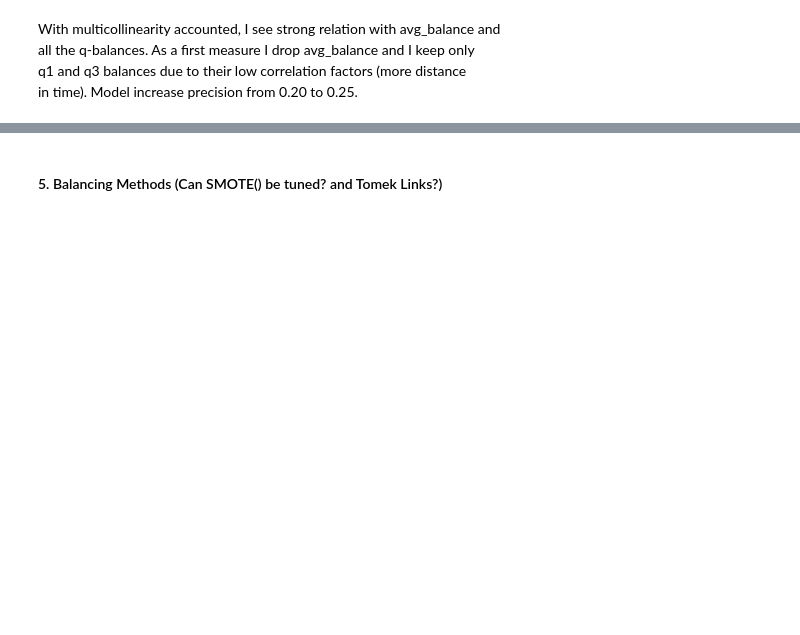
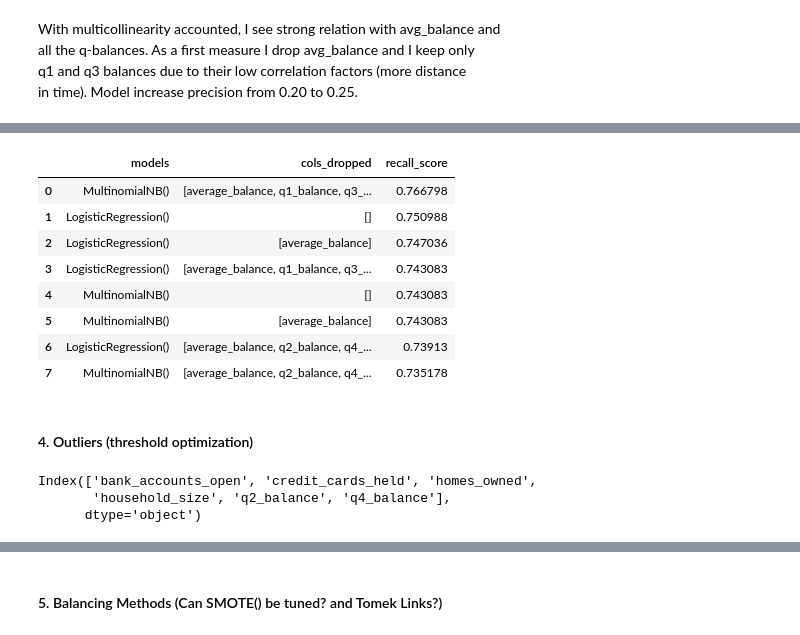
Before and after one commit to Edoardo1996/ironhack-mid-project, a Jupyter notebook: index.ipynb, the cells around one changed output, grey strips where cells are left out. Cells and saved outputs as stored; diff of their text form; code cells hidden in the pictures; blank space fills up the shorter version.

```diff
--- a/index.ipynb
+++ b/index.ipynb
@@ -303,0 +387,36 @@ With multicollinearity accounted, I see strong relation with avg_balance and <br
+# %%
+cols_to_drop_1 = []
+cols_to_drop_2 = ['average_balance', 'q1_balance', 'q3_balance']
+cols_to_drop_3 = ['average_balance', 'q2_balance', 'q4_balance']
+cols_to_drop_4 = ['average_balance']
+multicoll_drop = [cols_to_drop_1, cols_to_drop_2, cols_to_drop_3, cols_to_drop_4]
+# %%
+models = [LogisticRegression(), MultinomialNB()]
+all_test, all_pred, all_reports = [], [], []
+
+# Scaler influence on models performance
+for model in models:
+    for cols_to_drop in multicoll_drop:
+        print('Model: ', str(model).strip('()'))
+        print('Cols dropped --> ',cols_to_drop)
+        df_multicoll = df.drop(cols_to_drop, axis=1)
+        try:
+            y_test, predictions, report = sktools.score_classification_model(
+                                    df=df_multicoll,
+                                    target=target,
+                                    model=model,
+                                    cols_to_encode=[cols_onehot_encod],
+                                    scaler=Normalizer(),
+                                    encoders=[OneHotEncoder()],
+                                    balance_dataset=True,
+                                    balancer=SMOTE()
+            )
+            print(report, end='\n\n')
+            all_test.append(y_test)
+            all_pred.append(predictions)
+            all_reports.append(report)
+        except:
+            print('****FAILED****', end='\n\n')
+            all_test.append(np.nan)
+            all_pred.append(np.nan)
+            all_reports.append(np.nan)
@@ -303,0 +441,19 @@ With multicollinearity accounted, I see strong relation with avg_balance and <br
+# %%
+params = OrderedDict(
+    models = [LogisticRegression(), MultinomialNB()],
+    cols_dropped = multicoll_drop
+)
+metrics.report_metrics(params, recall_score, all_test, all_pred, label='Yes',
+                        sort_by_metric=True)
+# %% [output]
+|  | models | cols_dropped | recall_score |
+| 0 | MultinomialNB() | [average_balance, q1_balance, q3_... | 0.766798 |
+| 1 | LogisticRegression() | [] | 0.750988 |
+| 2 | LogisticRegression() | [average_balance] | 0.747036 |
+| 3 | LogisticRegression() | [average_balance, q1_balance, q3_... | 0.743083 |
+| 4 | MultinomialNB() | [] | 0.743083 |
+| 5 | MultinomialNB() | [average_balance] | 0.743083 |
+| 6 | LogisticRegression() | [average_balance, q2_balance, q4_... | 0.73913 |
+| 7 | MultinomialNB() | [average_balance, q2_balance, q4_... | 0.735178 |
+# %% [markdown]
+#### 4. Outliers (threshold optimization)
@@ -303,0 +472,6 @@ With multicollinearity accounted, I see strong relation with avg_balance and <br
+# %%
+df_reduced.select_dtypes(np.number).columns
+# %% [output]
+Index(['bank_accounts_open', 'credit_cards_held', 'homes_owned',
+       'household_size', 'q2_balance', 'q4_balance'],
+      dtype='object')
```
Also changed, not shown: parts of 22 cells of this notebook, 1 other file.
